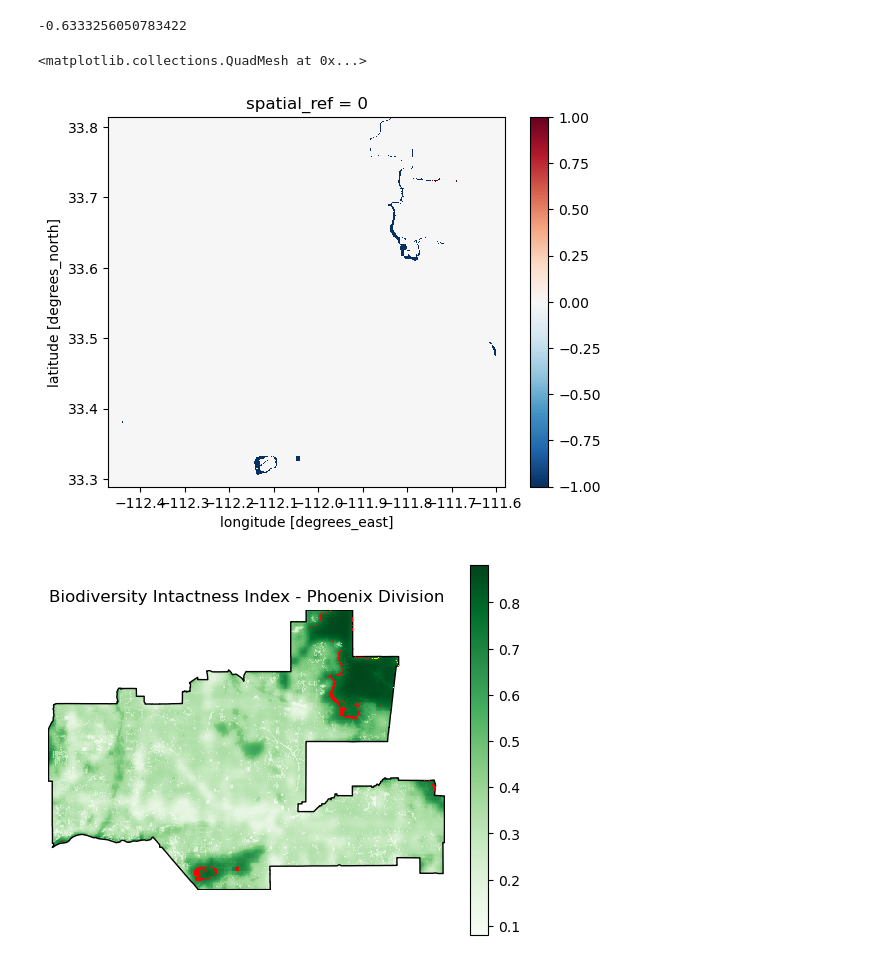
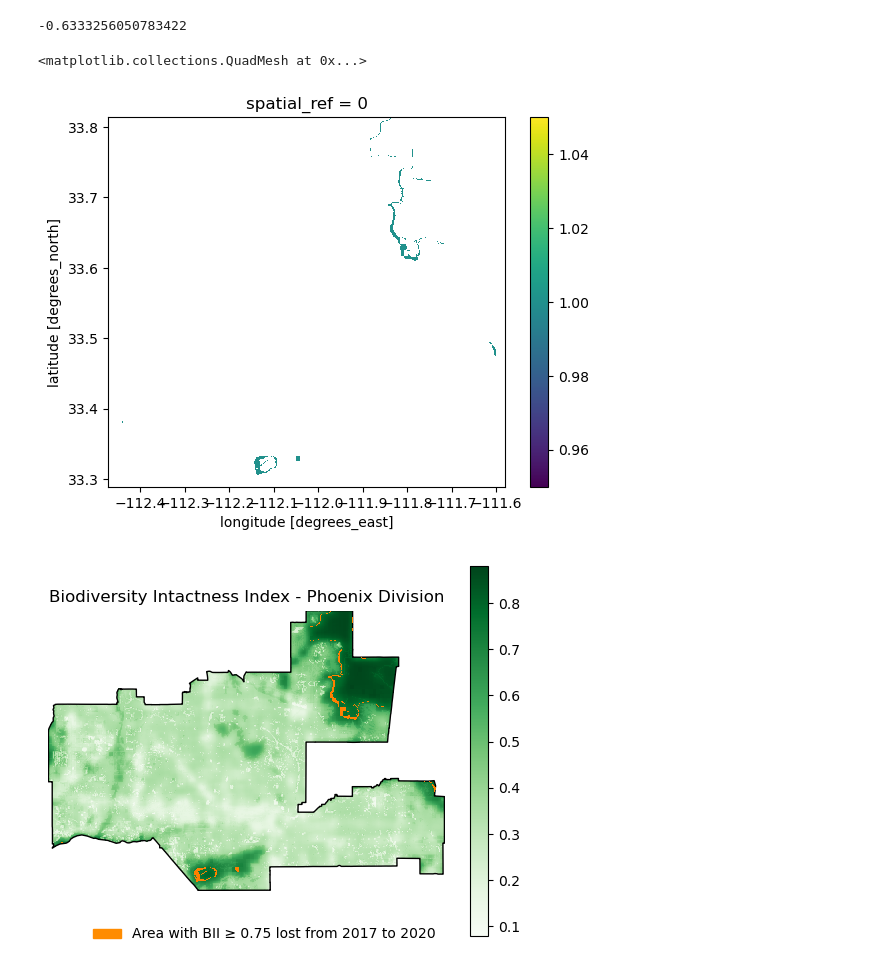
Before and after one commit to rosemaryjuarez/Maricopa-County-bidiversity-analysis, a Jupyter notebook: Final_biodiversity_analysis.ipynb, the cells around one changed output. Saved outputs shown, nothing was run; the diff lists cells and outputs as text; code cells hidden in the pictures.

```diff
--- a/Final_biodiversity_analysis.ipynb
+++ b/Final_biodiversity_analysis.ipynb
@@ -348,8 +348,9 @@ Phoenix_bii_2020_per - Phoenix_bii_2017_per
 # %% [output]
 -0.6333256050783422
 # %%
-phoenix_bii_change = phoenix_bii_2020 - phoenix_bii_2017
-phoenix_bii_change.plot()
+phoenix_bii_change = phoenix_bii_2017 - phoenix_bii_2020
+phoenix_bii_diff = phoenix_bii_change.where(phoenix_bii_change == 1)
+phoenix_bii_diff.plot()
 # %% [output]
 <matplotlib.collections.QuadMesh at 0x...>
-[figure, old version]
+[figure, new version]
@@ -367,12 +365,15 @@ phoenix.plot(ax = ax,
              color = 'none',
              edgecolor = 'black'
             )
-phoenix_bii_change.plot(ax = ax,
+phoenix_bii_diff.plot(ax = ax,
                         cmap = 'autumn',
                         add_colorbar = False
                        )
+red_patch = mpatches.Patch(color='darkorange',
+                           label='Area with BII ≥ 0.75 lost from 2017 to 2020')
 plt.axis('off')
+ax.legend(handles=[red_patch], frameon=False, loc = (0.10, -0.20))
 plt.title('Biodiversity Intactness Index - Phoenix Division')
 plt.show()
 # %% [output]
-[figure, old version]
+[figure, new version]
```
Also changed, not shown: parts of 1 cell of this notebook.
